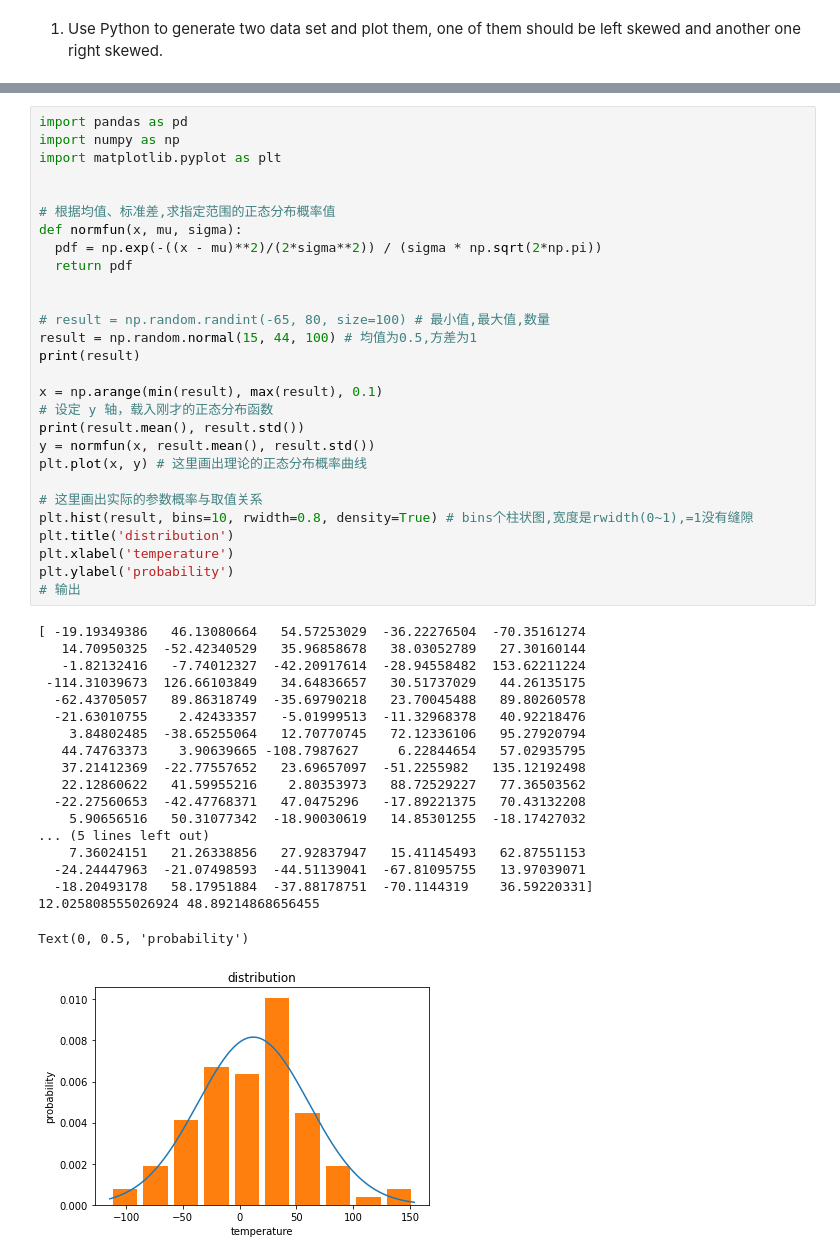
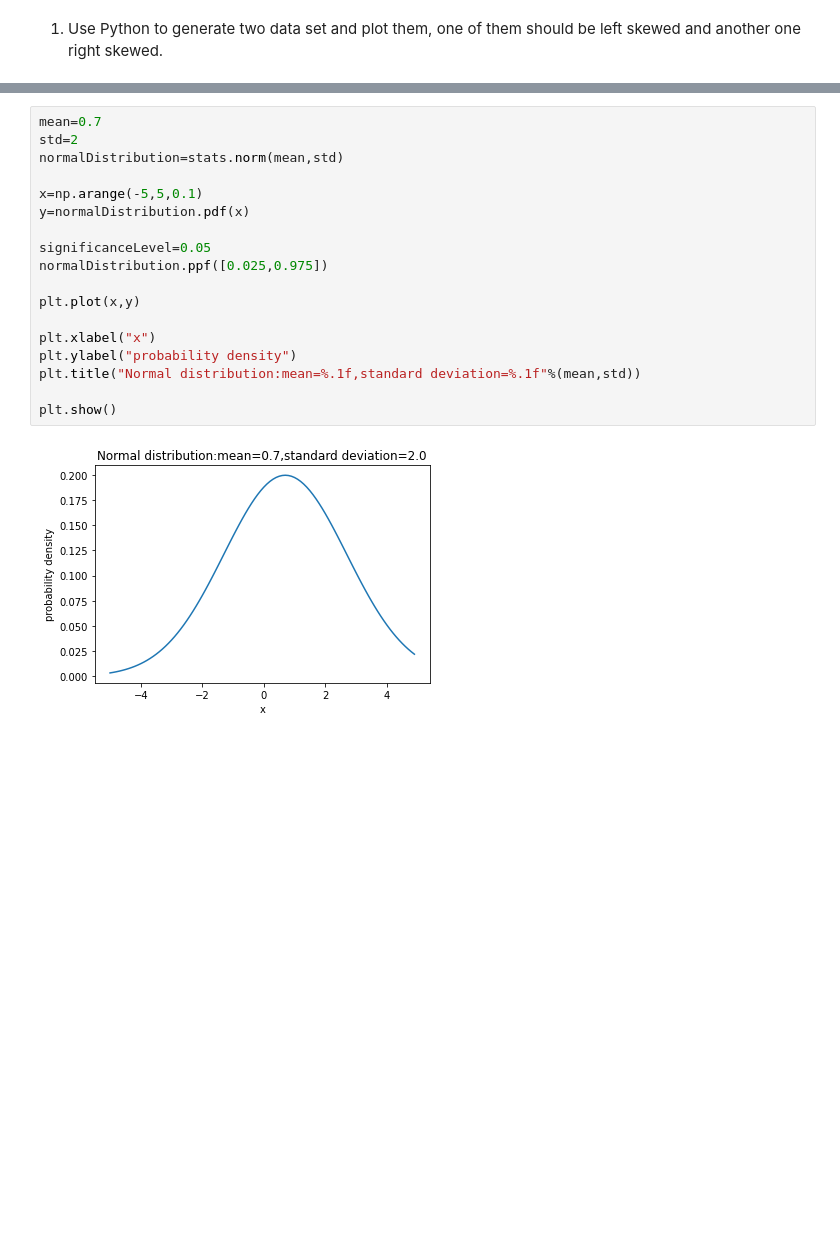
Before and after one commit to Helena-mj-Li/Data-Analyst, a Jupyter notebook: 5.3 Log transformation experiment.ipynb, the cells around one changed output, grey strips where cells are left out. Saved outputs shown, nothing was run; the diff lists cells and outputs as text; blank space fills up the shorter version.

```diff
--- a/5.3 Log transformation experiment.ipynb
+++ b/5.3 Log transformation experiment.ipynb
@@ -8,48 +9,20 @@ import matplotlib.pyplot as plt
-# %%
-import pandas as pd
-import numpy as np
-import matplotlib.pyplot as plt
-
-
-# 根据均值、标准差,求指定范围的正态分布概率值
-def normfun(x, mu, sigma):
-  pdf = np.exp(-((x - mu)**2)/(2*sigma**2)) / (sigma * np.sqrt(2*np.pi))
-  return pdf
-
-
-# result = np.random.randint(-65, 80, size=100) # 最小值,最大值,数量
-result = np.random.normal(15, 44, 100) # 均值为0.5,方差为1
-print(result)
-
-x = np.arange(min(result), max(result), 0.1)
-# 设定 y 轴，载入刚才的正态分布函数
-print(result.mean(), result.std())
-y = normfun(x, result.mean(), result.std())
-plt.plot(x, y) # 这里画出理论的正态分布概率曲线
-
-# 这里画出实际的参数概率与取值关系
-plt.hist(result, bins=10, rwidth=0.8, density=True) # bins个柱状图,宽度是rwidth(0~1),=1没有缝隙
-plt.title('distribution')
-plt.xlabel('temperature')
-plt.ylabel('probability')
-# 输出
-# %% [output]
-[ -19.19349386   46.13080664   54.57253029  -36.22276504  -70.35161274
-   14.70950325  -52.42340529   35.96858678   38.03052789   27.30160144
-   -1.82132416   -7.74012327  -42.20917614  -28.94558482  153.62211224
- -114.31039673  126.66103849   34.64836657   30.51737029   44.26135175
-  -62.43705057   89.86318749  -35.69790218   23.70045488   89.80260578
-  -21.63010755    2.42433357   -5.01999513  -11.32968378   40.92218476
-    3.84802485  -38.65255064   12.70770745   72.12336106   95.27920794
-   44.74763373    3.90639665 -108.7987627     6.22844654   57.02935795
-   37.21412369  -22.77557652   23.69657097  -51.2255982   135.12192498
-   22.12860622   41.59955216    2.80353973   88.72529227   77.36503562
-  -22.27560653  -42.47768371   47.0475296   -17.89221375   70.43132208
-    5.90656516   50.31077342  -18.90030619   14.85301255  -18.17427032
-... (5 lines left out)
-    7.36024151   21.26338856   27.92837947   15.41145493   62.87551153
-  -24.24447963  -21.07498593  -44.51139041  -67.81095755   13.97039071
-  -18.20493178   58.17951884  -37.88178751  -70.1144319    36.59220331]
-12.025808555026924 48.89214868656455
-Text(0, 0.5, 'probability')
-[figure, removed]
+# %%
+mean=0.7
+std=2
+normalDistribution=stats.norm(mean,std)
+
+x=np.arange(-5,5,0.1)
+y=normalDistribution.pdf(x)
+
+significanceLevel=0.05
+normalDistribution.ppf([0.025,0.975])
+
+plt.plot(x,y)
+
+plt.xlabel("x")
+plt.ylabel("probability density")
+plt.title("Normal distribution:mean=%.1f,standard deviation=%.1f"%(mean,std))
+
+plt.show()
+# %% [output]
+[figure, added]
```
Also changed, not shown: parts of 5 cells of this notebook.
